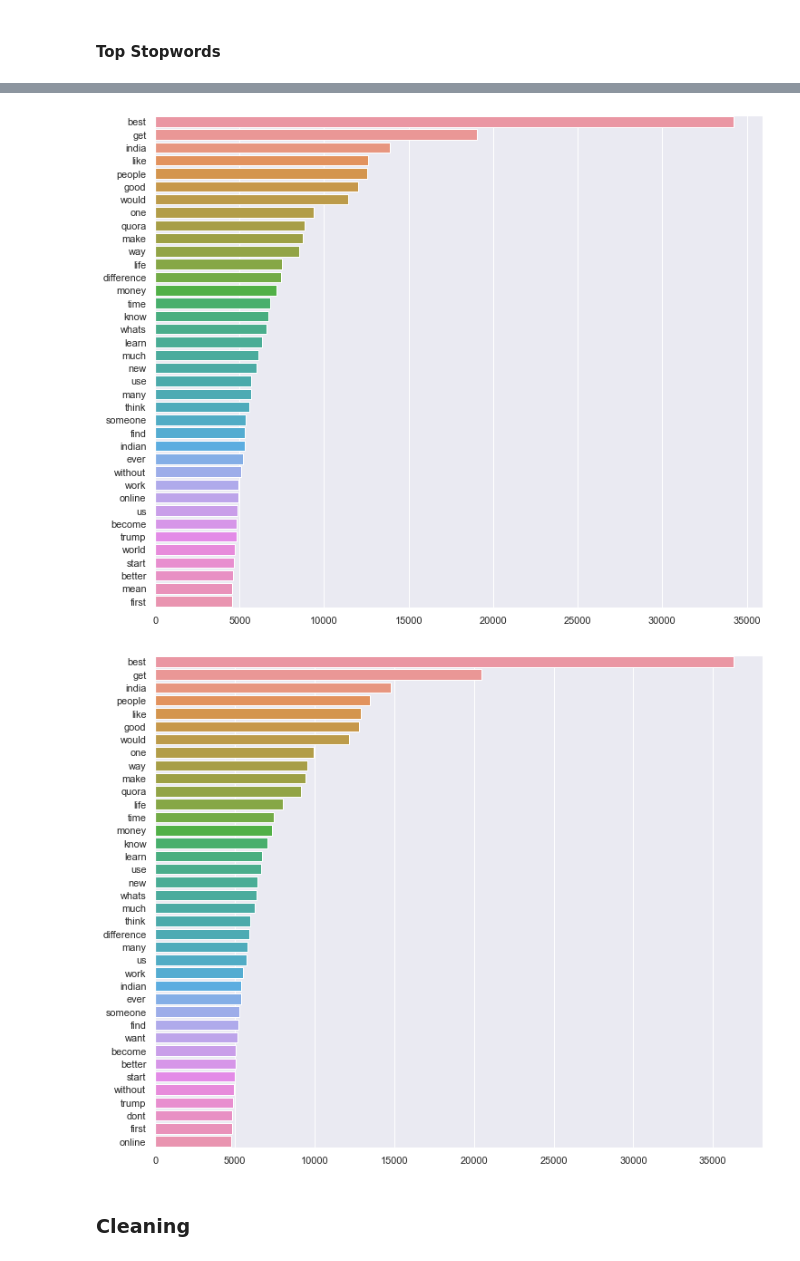
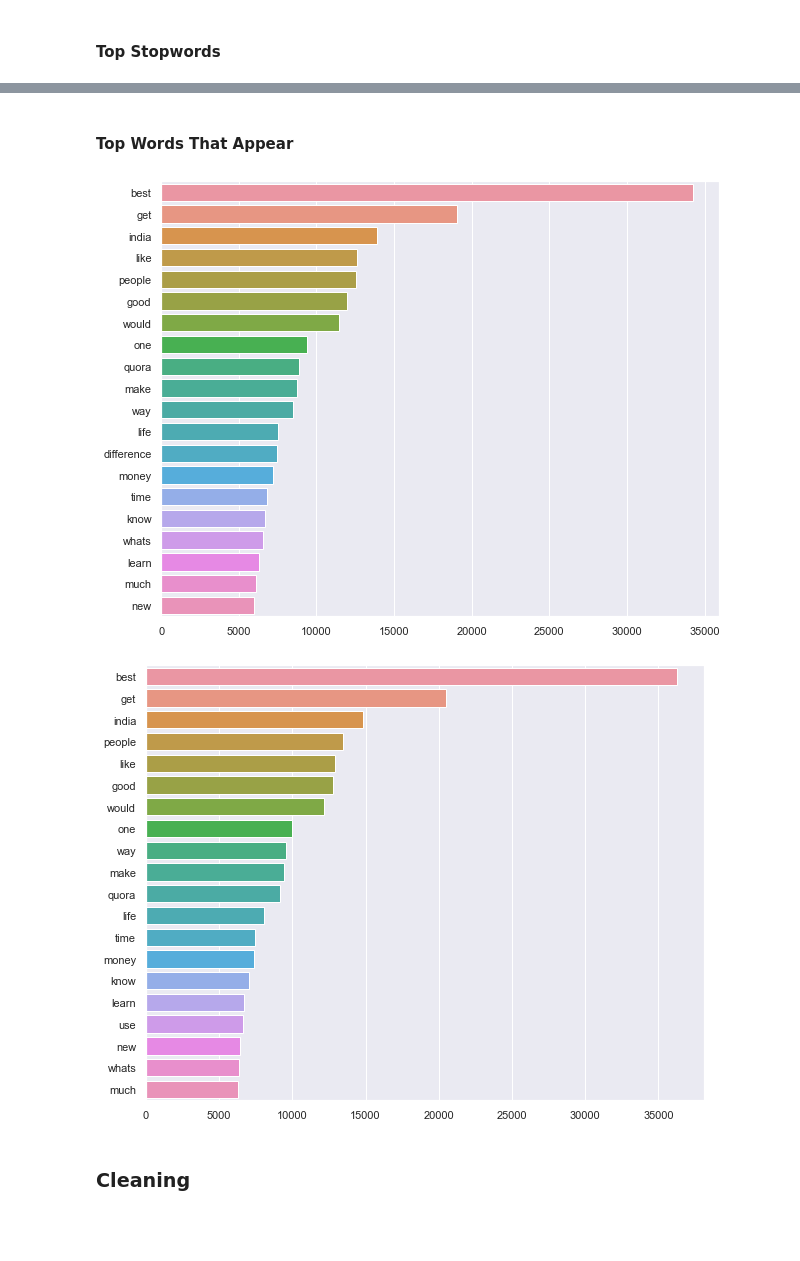
Before and after one commit to joshho77/NLP_Project, a Jupyter notebook: NLP Workflow.ipynb, the cells around one changed output, grey strips where cells are left out. Cells and saved outputs as stored; diff of their text form; code cells hidden in the pictures; blank space fills up the shorter version.

```diff
--- a/NLP Workflow.ipynb
+++ b/NLP Workflow.ipynb
@@ -212,22 +227,24 @@ plt.bar(x,y);
+# %% [markdown]
+#### Top Words That Appear
 # %%
 # Q1
 texts = quora['Q1'].str.split()
 texts = texts.values.tolist()
 corpus = [word for i in texts for word in i]
 
 counter = Counter(corpus)
 most = counter.most_common()
 
 x, y = [], []
-for word, count in most[:100]:
+for word, count in most[:75]:
     if (word not in stop):
         x.append(word)
         y.append(count)
 
-sns.set(rc={'figure.figsize':(12,10)})
+sns.set(rc={'figure.figsize':(10,8)})
 sns.barplot(x=y,y=x);
 # %% [output]
-[figure, old version]
+[figure, new version]
 # %%
 # Q2
 texts = quora['Q2'].str.split()
@@ -238,15 +255,15 @@ counter = Counter(corpus)
 most = counter.most_common()
 
 x, y = [], []
-for word, count in most[:100]:
+for word, count in most[:75]:
     if (word not in stop):
         x.append(word)
         y.append(count)
 
-sns.set(rc={'figure.figsize':(12,10)})
+sns.set(rc={'figure.figsize':(10,8)})
 sns.barplot(x=y,y=x);
 # %% [output]
-[figure, old version]
+[figure, new version]
 # %% [markdown]
 ### Cleaning
 # %% [markdown]
```
Also changed, not shown: parts of 63 cells of this notebook, 1 other file.
